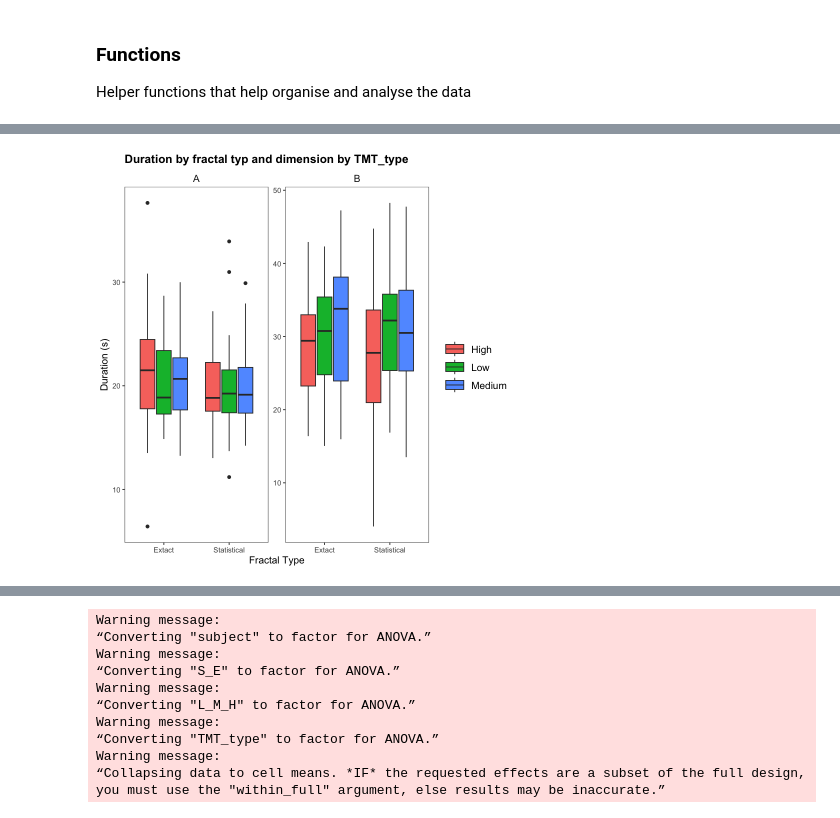
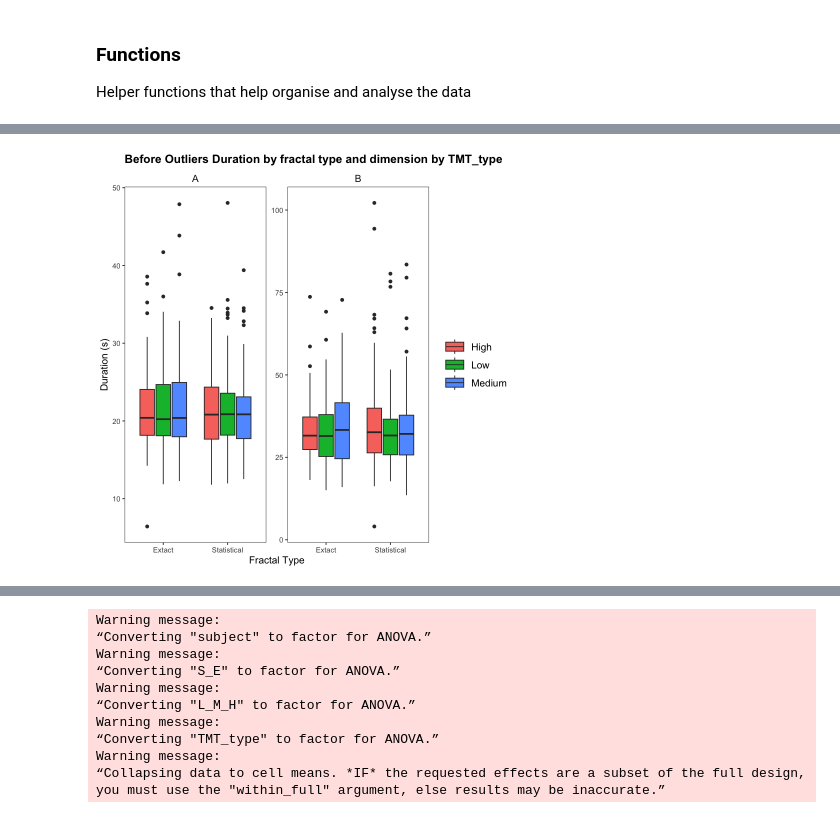
Before and after one commit to PuddleJumper2018/fractalvr, a Jupyter notebook: tmt_analysis.ipynb, the cells around one changed output, grey strips where cells are left out. Drawn from its saved outputs; the diff is of its cells as text; code cells hidden in the pictures.

```diff
--- a/tmt_analysis.ipynb
+++ b/tmt_analysis.ipynb
@@ -159,7 +179,8 @@ load_tmt <- function(subjects, root) {
 }
 # %%
 # Root for the data
-root <- '/users/sztuka/Documents/FractalVR/data/'
+# root <- '/users/sztuka/Documents/FractalVR/data/'
+root <- '/Volumes/IMS_Drive3/FractalVR/data/tmt/'
 
 subjects <- list.files(root, pattern = "_TMT_behavior.csv")
 # list only sub-XXX names with no extensions
@@ -174,7 +195,7 @@ data_collective <- result$data
 path_collective <- result$path
 
 #Exclude all rows sub_Z2CN1H sub_YG0DT2, subject, JGMJ5O
-data_collective <- data_collective[!(data_collective$subject %in% c("Z2CN1H", "YG0DT2", "JGMJ5P","subject")),]
+data_collective <- data_collective[!(data_collective$subject %in% c("Z2CN1H", "YG0DT2", "JGMJ5P","MX16R1","subject")),]
 n_subjects <- length(unique(data_collective$subject))
 cat("Number of subjects: ", n_subjects, "\n")
 # %% [output]
@@ -240,53 +267,81 @@ Z6WJKG : 26
 data_collective_nobaseline <- data_collective2[data_collective2$TMT_type != "baseline",]
 
 # remove outlivers more than 2.5 SD
-data_collective_nobaseline <- data_collective_nobaseline[!(data_collective_nobaseline$duration > mean(data_collective_nobaseline$duration) + 2.5 * sd(data_collective_nobaseline$duration)),]
+# data_collective_nobaseline <- data_collective_nobaseline[!(data_collective_nobaseline$duration > mean(data_collective_nobaseline$duration) + 2.5 * sd(data_collective_nobaseline$duration)),]
 
 # plot the duration data by S_E and L_M_H facet by TMT_type via raincloud plot
 
-p <- ggplot(data = data_collective_nobaseline, aes(x = S_E, y = duration, fill = L_M_H)) +
+p_before <- ggplot(data = data_collective_nobaseline, aes(x = S_E, y = duration, fill = L_M_H)) +
   geom_boxplot() +
   scale_color_brewer(palette = "Set1") +
   theme(legend.position = "top") +
   facet_wrap(~TMT_type, scales = "free_y") +
   theme_apa() +
-  labs(x = "Fractal Type", y = "Duration (s)", title = "Duration by fractal type and dimension by TMT_type")
+  labs(x = "Fractal Type", y = "Duration (s)", title = "Before Outliers Duration by fractal type and dimension by TMT_type")
 
-p
+p_before
 
-# anova for duration
+# print rows with duration less than 10s
+print(data_collective_nobaseline[data_collective_nobaseline$duration < 10,])
+# remove all rows with duration less than 10s
+data_collective_nobaseline <- data_collective_nobaseline[data_collective_nobaseline$duration > 10,]
 
-duration_anova <- ezANOVA(data = data_collective_nobaseline, dv = duration, wid = subject, within = .(S_E, L_M_H, TMT_type))
-# knit table
-knitr::kable(duration_anova)
-# apa style for publication
-# apa.ezANOVA.table(duration_anova)
+# remove outlivers more than 2.5 SD
+data_collective_nobaseline <- data_collective_nobaseline[!(data_collective_nobaseline$duration > mean(data_collective_nobaseline$duration) + 2 * sd(data_collective_nobaseline$duration)),]
 
-# Pairwise comparisons for duration by TMT_type
-# Include TMT_type in the model
-model <- lmer(duration ~ S_E * L_M_H * TMT_type + (1 | subject), data = data_collective_nobaseline)
-emmeans_model <- emmeans(model, ~ S_E * L_M_H | TMT_type)
-pairwise_results <- pairs(emmeans_model)
+p_after <- ggplot(data = data_collective_nobaseline, aes(x = S_E, y = duration, fill = L_M_H)) +
+  geom_boxplot() +
+  scale_color_brewer(palette = "Set1") +
+  theme(legend.position = "top") +
+  facet_wrap(~TMT_type, scales = "free_y") +
+  theme_apa() +
+  labs(x = "Fractal Type", y = "Duration (s)", title = "After Outliers Duration by fractal type and dimension by TMT_type")
 
-# Print pairwise comparison results
-knitr::kable(pairwise_results)
+p_after
+# # anova for duration
+
+# duration_anova <- ezANOVA(data = data_collective_nobaseline, dv = duration, wid = subject, within = .(S_E, L_M_H, TMT_type))
+# # knit table
+# knitr::kable(duration_anova)
+# # apa style for publication
+# # apa.ezANOVA.table(duration_anova)
+
+# # Pairwise comparisons for duration by TMT_type
+# # Include TMT_type in the model
+# model <- lmer(duration ~ S_E * L_M_H * TMT_type + (1 | subject), data = data_collective_nobaseline)
+# emmeans_model <- emmeans(model, ~ S_E * L_M_H | TMT_type)
+# pairwise_results <- pairs(emmeans_model)
+
+# # Print pairwise comparison results
+# knitr::kable(pairwise_results)
 
 
-# t-test for duration by S_E on duration by TMT_type
+# # t-test for duration by S_E on duration by TMT_type
 
-# TMT_type A
+# # TMT_type A
 
-ttest_A <- t.test(duration ~ S_E, data = data_collective_nobaseline[data_collective_nobaseline$TMT_type == "A",])
-# TMT_type B
-ttest_B <- t.test(duration ~ S_E, data = data_collective_nobaseline[data_collective_nobaseline$TMT_type == "B",])
+# ttest_A <- t.test(duration ~ S_E, data = data_collective_nobaseline[data_collective_nobaseline$TMT_type == "A",])
+# # TMT_type B
+# ttest_B <- t.test(duration ~ S_E, data = data_collective_nobaseline[data_collective_nobaseline$TMT_type == "B",])
 
-# Print t-test results
-ttest_A
-ttest_B
+# # Print t-test results
+# ttest_A
+# ttest_B
+
+library(lmerTest)
+library(lme4)
+
+# relevel LMH to Low
+data_collective_nobaseline$L_M_H <- factor(data_collective_nobaseline$L_M_H, levels = c("Low", "Medium", "High"))
+data_collective_nobaseline$L_M_H <- relevel(data_collective_nobaseline$L_M_H, ref = "Low")
 
 
 # LMER duration ~ S_E * L_M_H * TMT_type + (1 | subject)
-model <- lmer(duration ~ S_E * L_M_H * TMT_type + (1 | subject), data = data_collective_nobaseline)
+model <- lmer(duration ~ S_E * L_M_H * TMT_type + accuracy + (1 | subject) , data = data_collective_nobaseline)
+
+
+model1 <- lmer(duration ~ S_E * L_M_H + (1 | subject), data = data_collective_nobaseline)
 
 tab_model(model)
+#tab_model(model1)
 # %% [output]
@@ -357 +357 @@ sample estimates:
-[figure, old version]
+[figure, new version]
```
Also changed, not shown: parts of 7 cells of this notebook.
